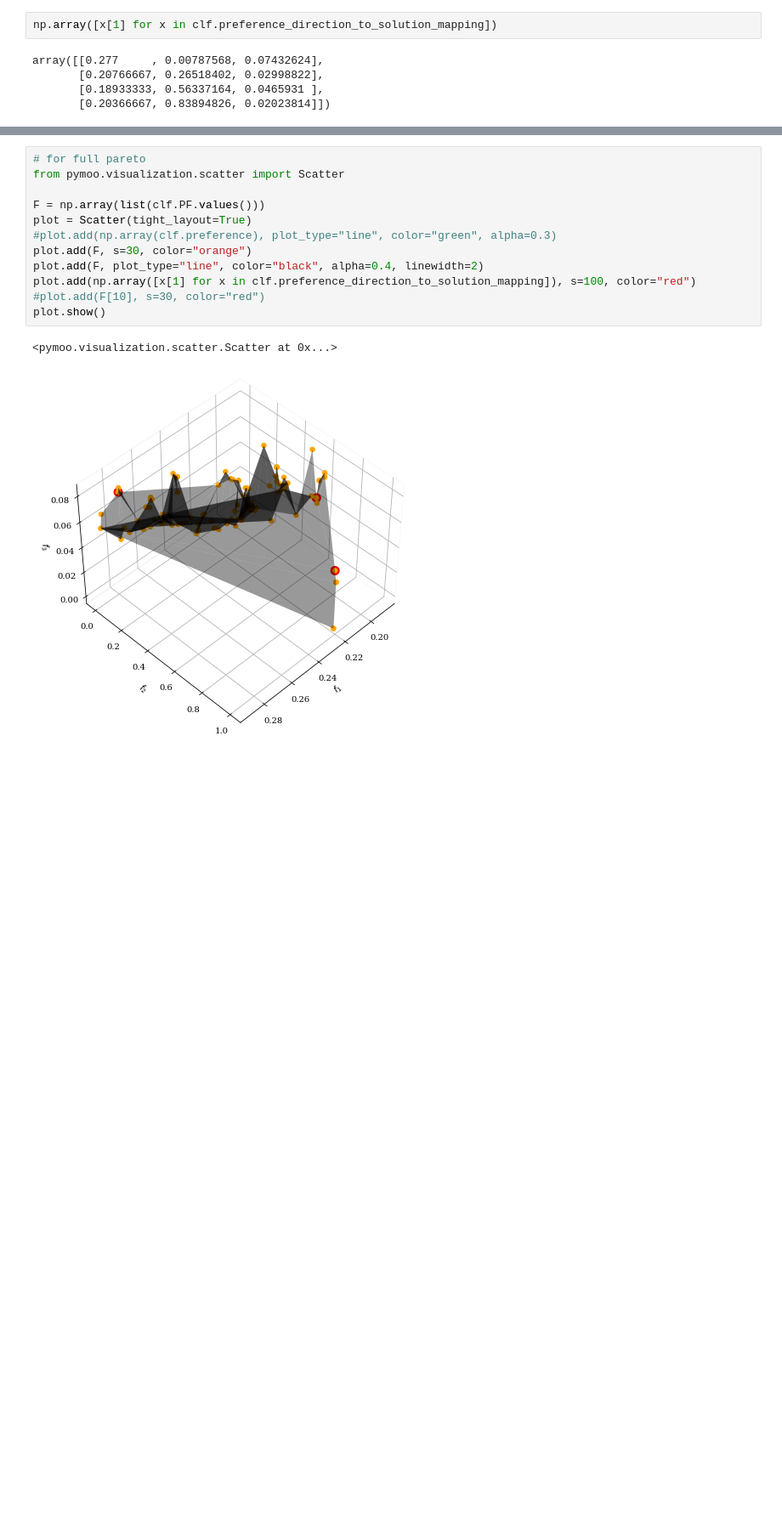
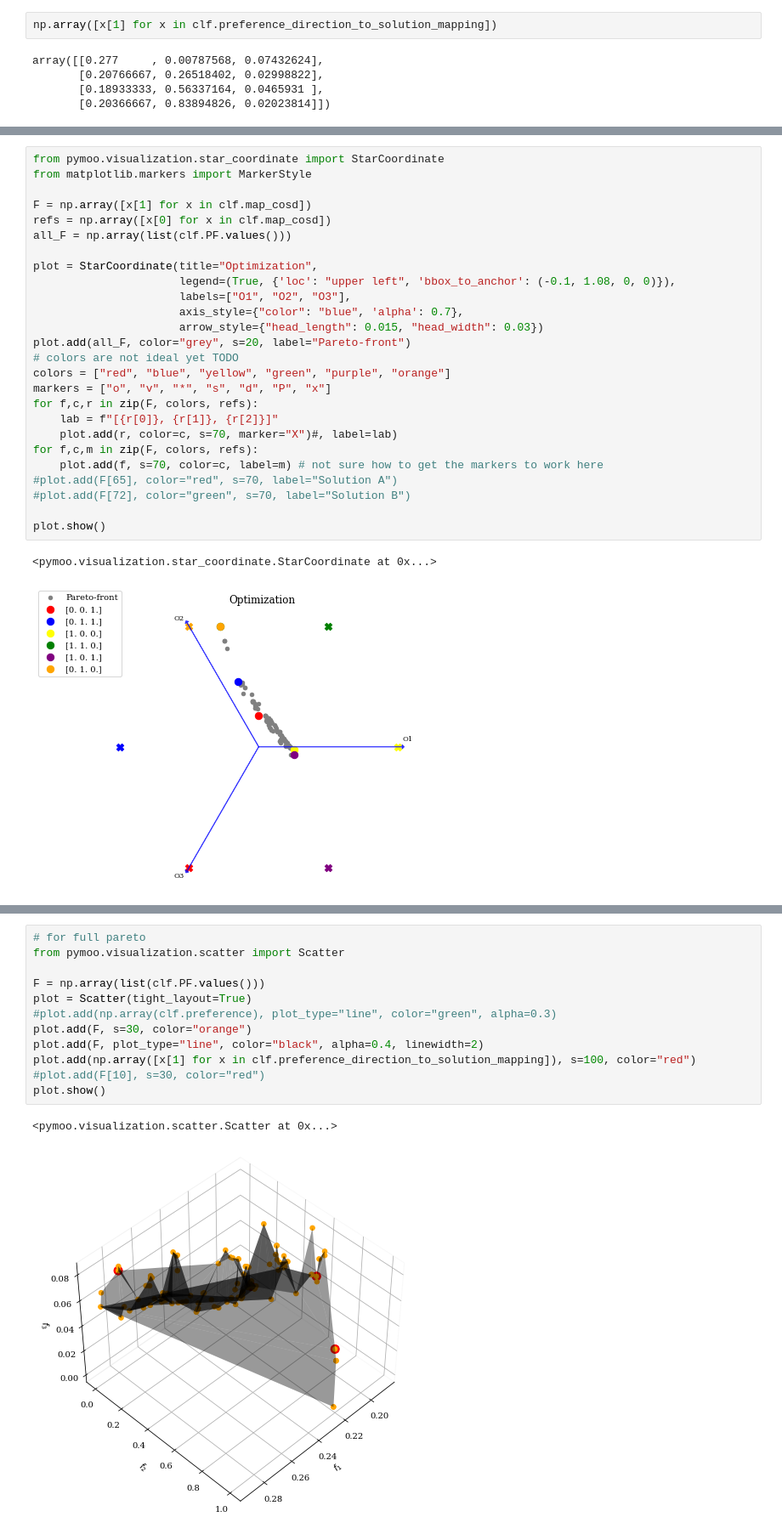
Before and after one commit to arjunroyihrpa/MFPB, a Jupyter notebook: Mult-Fair_Pareto_Boosting/Multi_Fair survival new.ipynb, the cells around one changed output, grey strips where cells are left out. Shown at 85% size. Cells and saved outputs as stored; diff of their text form; blank space fills up the shorter version.

```diff
--- a/Mult-Fair_Pareto_Boosting/Multi_Fair survival new.ipynb
+++ b/Mult-Fair_Pareto_Boosting/Multi_Fair survival new.ipynb
@@ -280,0 +391,29 @@ plot.show()
+# %%
+from pymoo.visualization.star_coordinate import StarCoordinate
+from matplotlib.markers import MarkerStyle
+
+F = np.array([x[1] for x in clf.map_cosd])
+refs = np.array([x[0] for x in clf.map_cosd])
+all_F = np.array(list(clf.PF.values()))
+
+plot = StarCoordinate(title="Optimization",
+                      legend=(True, {'loc': "upper left", 'bbox_to_anchor': (-0.1, 1.08, 0, 0)}),
+                      labels=["O1", "O2", "O3"],
+                      axis_style={"color": "blue", 'alpha': 0.7},
+                      arrow_style={"head_length": 0.015, "head_width": 0.03})
+plot.add(all_F, color="grey", s=20, label="Pareto-front")
+# colors are not ideal yet TODO
+colors = ["red", "blue", "yellow", "green", "purple", "orange"]
+markers = ["o", "v", "*", "s", "d", "P", "x"]
+for f,c,r in zip(F, colors, refs):
+    lab = f"[{r[0]}, {r[1]}, {r[2]}]"
+    plot.add(r, color=c, s=70, marker="X")#, label=lab)
+for f,c,m in zip(F, colors, refs):
+    plot.add(f, s=70, color=c, label=m) # not sure how to get the markers to work here
+#plot.add(F[65], color="red", s=70, label="Solution A")
+#plot.add(F[72], color="green", s=70, label="Solution B")
+
+plot.show()
+# %% [output]
+<pymoo.visualization.star_coordinate.StarCoordinate at 0x...>
+[figure, added]
```
Also changed, not shown: parts of 5 cells of this notebook.
